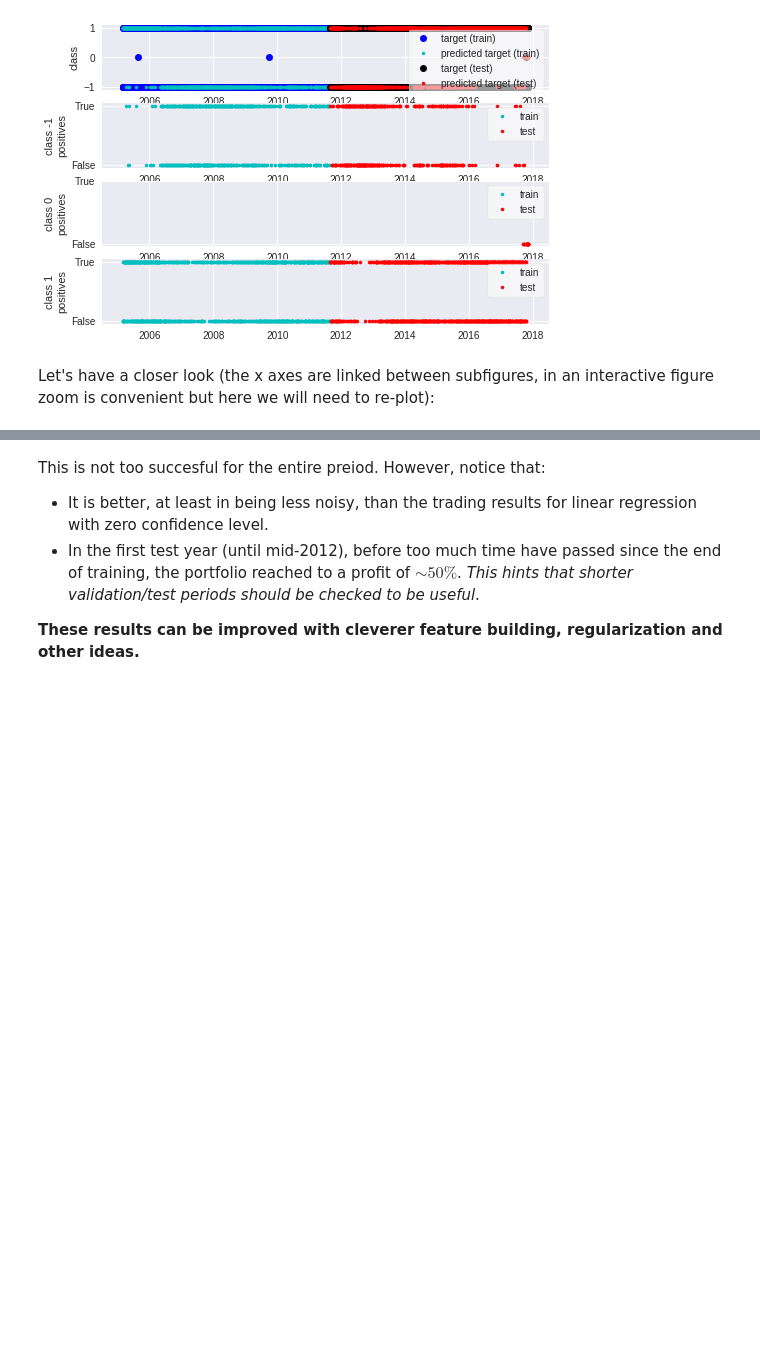
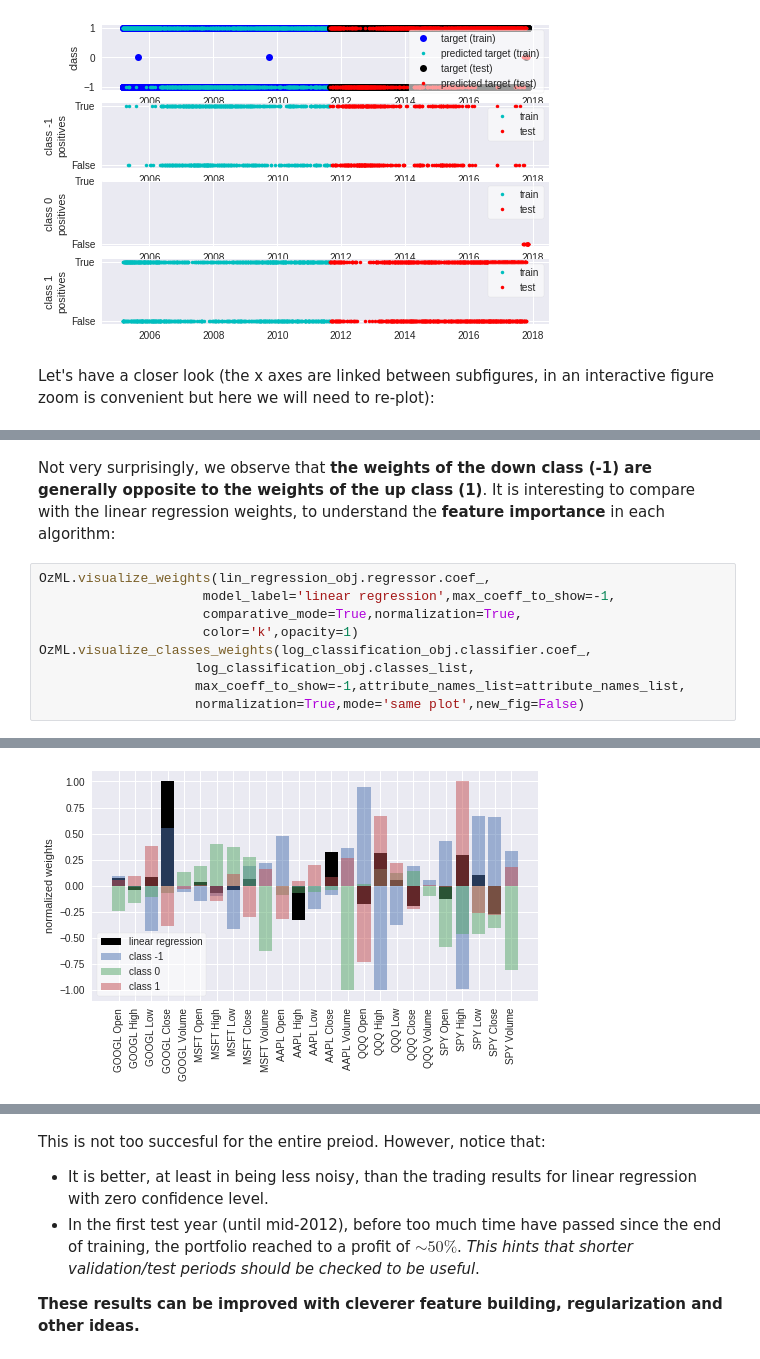
Before and after one commit to Ozziko/AlgoTradingAI, a Jupyter notebook: Oz_Livneh_Algo_Trading_AI.ipynb, the cells around one changed output, grey strips where cells are left out. Drawn from its saved outputs; the diff is of its cells as text; blank space fills up the shorter version.

```diff
--- a/Oz_Livneh_Algo_Trading_AI.ipynb
+++ b/Oz_Livneh_Algo_Trading_AI.ipynb
@@ -928,0 +951,12 @@ Let's examine the trading results (see [A heuristic for my basic (non-AI) tradin
+# %% [markdown]
+Not very surprisingly, we observe that **the weights of the down class (-1) are generally opposite to the weights of the up class (1)**. It is interesting to compare with the linear regression weights, to understand the **feature importance** in each algorithm:
+# %%
+OzML.visualize_weights(lin_regression_obj.regressor.coef_,
+                     model_label='linear regression',max_coeff_to_show=-1,
+                     comparative_mode=True,normalization=True,
+                     color='k',opacity=1)
+OzML.visualize_classes_weights(log_classification_obj.classifier.coef_,
+                    log_classification_obj.classes_list,
+                    max_coeff_to_show=-1,attribute_names_list=attribute_names_list,
+                    normalization=True,mode='same plot',new_fig=False)
+# %% [output]
@@ -928,0 +967 @@ Let's examine the trading results (see [A heuristic for my basic (non-AI) tradin
+[figure, added]
```
Also changed, not shown: parts of 43 cells of this notebook.
